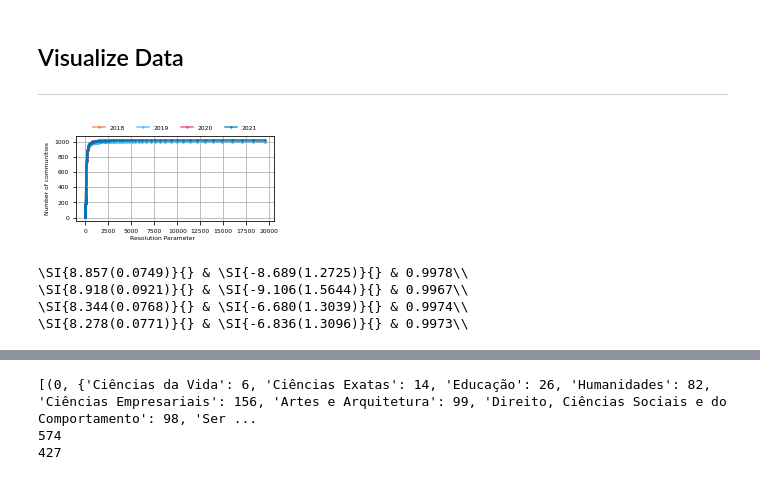
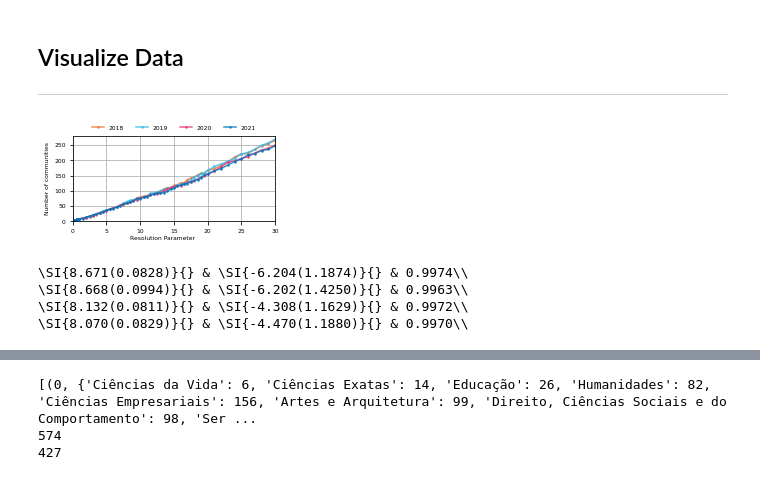
Before and after one commit to bernardo-silva/NetworkScienceProject, a Jupyter notebook: modularity_communities.ipynb, the cells around one changed output, grey strips where cells are left out. Cells and saved outputs as stored; diff of their text form; code cells hidden in the pictures.

```diff
--- a/modularity_communities.ipynb
+++ b/modularity_communities.ipynb
@@ -72,14 +63,8 @@ for year in range(2018,2022):
-# %%
-communities_by_resolution = communities_by_resolution_new
 # %%
 #Classify Communities
 communities_statistics = {}
 for (year,comms),g in  zip(communities_by_resolution.items(),networks):
-    a,b = list(comms.items())[1]
-    # print(list(comms.items())[1])
-    # print(sum([len(x) for x in b]))
-    # print(nx_comm.modularity(g,b, resolution=a))
-    communities_statistics[year] = {"N_communities":    [len(x) for x in comms.values()],
+    communities_statistics[year] = {"N_communities":    [(r,len(x)) for r,x in comms.items()],
                                     "Avg_comm_size":    [np.average([len(y) for y in x]) for x in comms.values()],
                                     "Sigma_comm_size":  [np.std([len(y) for y in x]) for x in comms.values()],
                                     "Median_comm_size": [np.median([len(y) for y in x]) for x in comms.values()]}#,
@@ -90,7 +75,7 @@ for (year,comms),g in  zip(communities_by_resolution.items(),networks):
 # Export Data
 import json
 for year in range(2018,2022):
-    keys = [int(x) for x in communities_by_resolution[year].keys()]
+    keys = [float(x) for x in communities_by_resolution[year].keys()]
     communities_by_resolution[year] = dict(zip(keys, communities_by_resolution[year].values()))
 with open("data/modularity_communities.json", "w") as f:
     json.dump(communities_by_resolution,f)
@@ -102,77 +87,61 @@ with open("data/modularity_communities_statistics.json", "w") as f:
 # %%
 #Import data
 import json
+def keystoint(x):
+    return {int(k): v for k, v in x.items()}
 with open("data/modularity_communities_statistics.json", "r") as f:
     communities_statistics = json.load(f)
 with open("data/modularity_communities.json", "r") as f:
-    communities_by_resolution = json.load(f)
+    communities_by_resolution = json.load(f, object_hook=keystoint)
+
 
 resolutions = np.append(np.arange(0,1,0.2),np.arange(1,25,0.5))
 # %%
 #Visualize statistics
 colors = ['#EE7732', '#33BBEE',  '#EE3377',  '#0077BB']
 colors = dict(zip(range(2018,2022),colors))
 
 plt.rcParams.update({'font.size': 6})
 plt.rc('xtick', labelsize=6)    # fontsize of the tick labels
 plt.rc('ytick', labelsize=6)
 plt.rc('axes', titlesize=6)
 
 
 cm = 1/2.54
 fig,ax = plt.subplots(ncols=1,nrows=1,figsize=(8.7*cm,0.5*8.7*cm),sharex=True)
 fig.text(0.5, 0.00, 'Resolution Parameter', ha='center')
 
-# ax[0].set(ylabel="Modularity score",yscale="linear")
-ax.set(ylabel="Number of communities")
-# # ax[0,1].set(xlabel="Resolution parameter", ylabel="Median community size")
-# ax[2].set( ylabel="Average community size",yscale="log")
-# ax[3].set( ylabel="Std community size",yscale="linear")
+ax.set(ylabel="Number of communities",xscale="linear",yscale="linear",xlim=(0,30),ylim=(0,280))
 for year, data in communities_statistics.items():
-    # ax[0].plot(resolutions[0:],data["Modularity_score"][0:],label=year, marker='o', ms=1.5, color = colors[int(year)])
-    x = list(communities_by_resolution[year].keys())
+    x = list(communities_by_resolution[int(year)].keys())
     y = data["N_communities"]
 
-    x,y = list(zip(*sorted(list(zip(x,y)),key=lambda x: x[0])))
-    ax.plot(x,y,label=year, marker='o', ms=1.5,alpha=0.8, color = colors[int(year)])
-    # ax[0,1].plot(resolutions,data["Median_comm_size"],label=year, marker='o', ms=3, color = colors[int(year)])
-    # ax[2].plot(resolutions[1:],data["Avg_comm_size"][1:],label=year, marker='o', ms=1.5, color = colors[int(year)])
-    # ax[3].plot(resolutions[1:],data["Sigma_comm_size"][1:],label=year, marker='o', ms=1.5, color = colors[int(year)])
+    x = [x for x,y in data["N_communities"] if x<=30]
+    y = [y for x,y in data["N_communities"] if x<=30]
 
 
-# for a in ax.flatten():
-    # a.grid()
-    # a.set(xlim=(0,30),ylim=(0,300))
+    ax.plot(x,y,label=year, marker='o',ls="-", ms=1.5,alpha=0.8, color = colors[int(year)])
 
 ax.grid()
-# ax.set(xlim=(0,30),ylim=(0,300))
-    # a.set_xticks(a.get_xticks())
-    # a.set_xticklabels(a.get_xticklabels(),fontdict={"fontsize":6})
-    # a.legend()
-# ax[0,0].grid()
-# ax[0,1].grid()
 ax.legend(ncol=4,bbox_to_anchor=(0.5,1),loc="lower center",frameon=False)
-# ax[0,1].legend()
 plt.tight_layout()
 plt.savefig("images/modularity_community_N.pdf")
 # plt.savefig("modularity_community_statistics.png",dpi=200)
 # %% [output]
-[figure, old version]
+[figure, new version]
 # %%
 from scipy.stats import linregress
 
 fits = []
 for year, data in communities_statistics.items():
-    x = list(communities_by_resolution[year].keys())
-    y = data["N_communities"]
-    points = [(a,b) for a,b in zip(x,y) if a<=30]
+    x = [x for x,y in data["N_communities"] if x<=30]
+    y = [y for x,y in data["N_communities"] if x<=30]
 
-
-    fits.append(linregress(points))
+    fits.append(linregress(list(zip(x,y))))
     # print(fits[-1])
     print(f"\\SI{{{fits[-1].slope:.3f}({fits[-1].stderr:.4f})}}{{}} & \\SI{{{fits[-1].intercept:.3f}({fits[-1].intercept_stderr:.4f})}}{{}} & {fits[-1].rvalue:.4f}\\\\")#, str(fits[-1].intercept),str(fits[-1].pvalue)]))
 # %% [output]
-\SI{8.857(0.0749)}{} & \SI{-8.689(1.2725)}{} & 0.9978\\
-\SI{8.918(0.0921)}{} & \SI{-9.106(1.5644)}{} & 0.9967\\
-\SI{8.344(0.0768)}{} & \SI{-6.680(1.3039)}{} & 0.9974\\
-\SI{8.278(0.0771)}{} & \SI{-6.836(1.3096)}{} & 0.9973\\
+\SI{8.671(0.0828)}{} & \SI{-6.204(1.1874)}{} & 0.9974\\
+\SI{8.668(0.0994)}{} & \SI{-6.202(1.4250)}{} & 0.9963\\
+\SI{8.132(0.0811)}{} & \SI{-4.308(1.1629)}{} & 0.9972\\
+\SI{8.070(0.0829)}{} & \SI{-4.470(1.1880)}{} & 0.9970\\
```
Also changed, not shown: parts of 10 cells of this notebook, 13 other files.
